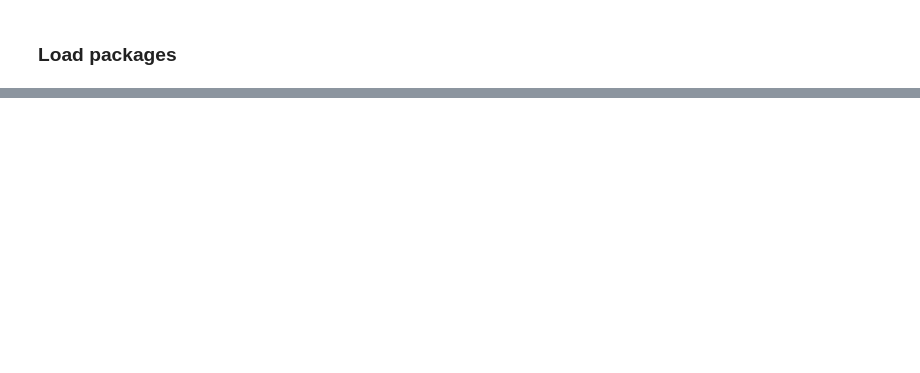
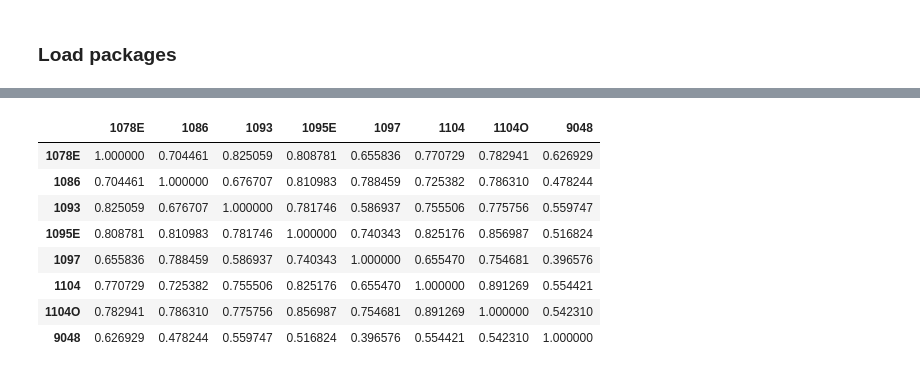
Before and after one commit to IHCantabria/NEOPRENE, a Jupyter notebook: notebooks/STNSRP_test.ipynb, the cells around one changed output, grey strips where cells are left out. Cells and saved outputs as stored; diff of their text form; code cells hidden in the pictures; blank space fills up the shorter version.

```diff
--- a/notebooks/STNSRP_test.ipynb
+++ b/notebooks/STNSRP_test.ipynb
@@ -1208,0 +194,12 @@ def STNSRP_simulation(Parametros_meses, Dataframe_xi, year_ini, year_fin, tempor
+# %%
+Input_Series.corr()
+# %% [output]
+|  | 1078E | 1086 | 1093 | 1095E | 1097 | 1104 | 1104O | 9048 |
+| 1078E | 1.000000 | 0.704461 | 0.825059 | 0.808781 | 0.655836 | 0.770729 | 0.782941 | 0.626929 |
+| 1086 | 0.704461 | 1.000000 | 0.676707 | 0.810983 | 0.788459 | 0.725382 | 0.786310 | 0.478244 |
+| 1093 | 0.825059 | 0.676707 | 1.000000 | 0.781746 | 0.586937 | 0.755506 | 0.775756 | 0.559747 |
+| 1095E | 0.808781 | 0.810983 | 0.781746 | 1.000000 | 0.740343 | 0.825176 | 0.856987 | 0.516824 |
+| 1097 | 0.655836 | 0.788459 | 0.586937 | 0.740343 | 1.000000 | 0.655470 | 0.754681 | 0.396576 |
+| 1104 | 0.770729 | 0.725382 | 0.755506 | 0.825176 | 0.655470 | 1.000000 | 0.891269 | 0.554421 |
+| 1104O | 0.782941 | 0.786310 | 0.775756 | 0.856987 | 0.754681 | 0.891269 | 1.000000 | 0.542310 |
+| 9048 | 0.626929 | 0.478244 | 0.559747 | 0.516824 | 0.396576 | 0.554421 | 0.542310 | 1.000000 |
```
Also changed, not shown: parts of 66 cells of this notebook, 42 other files.
